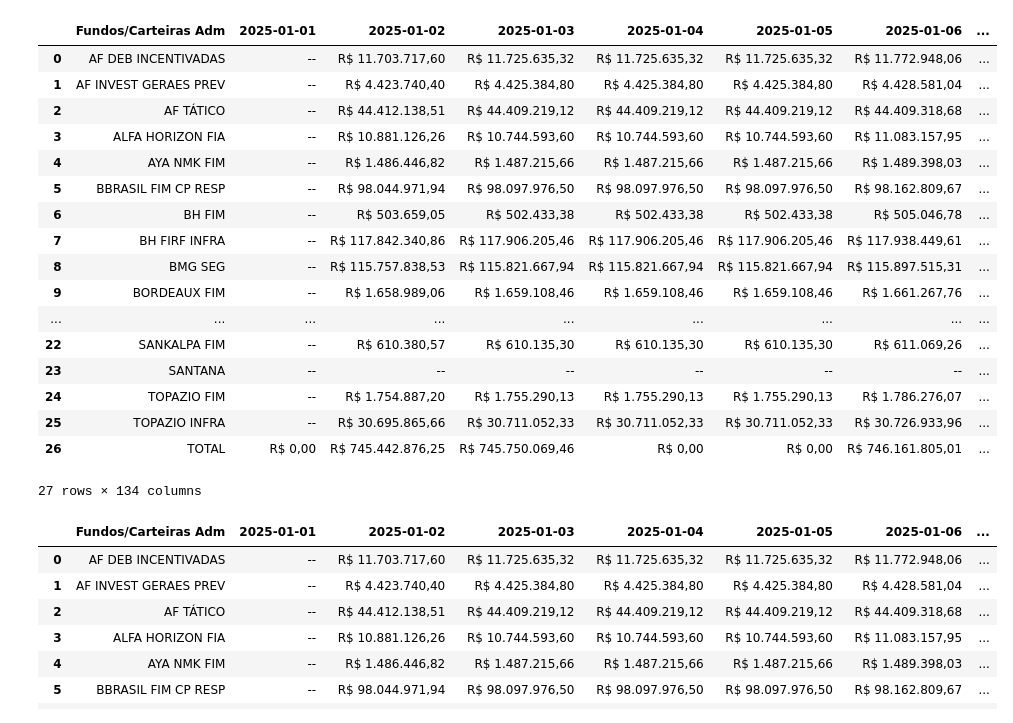
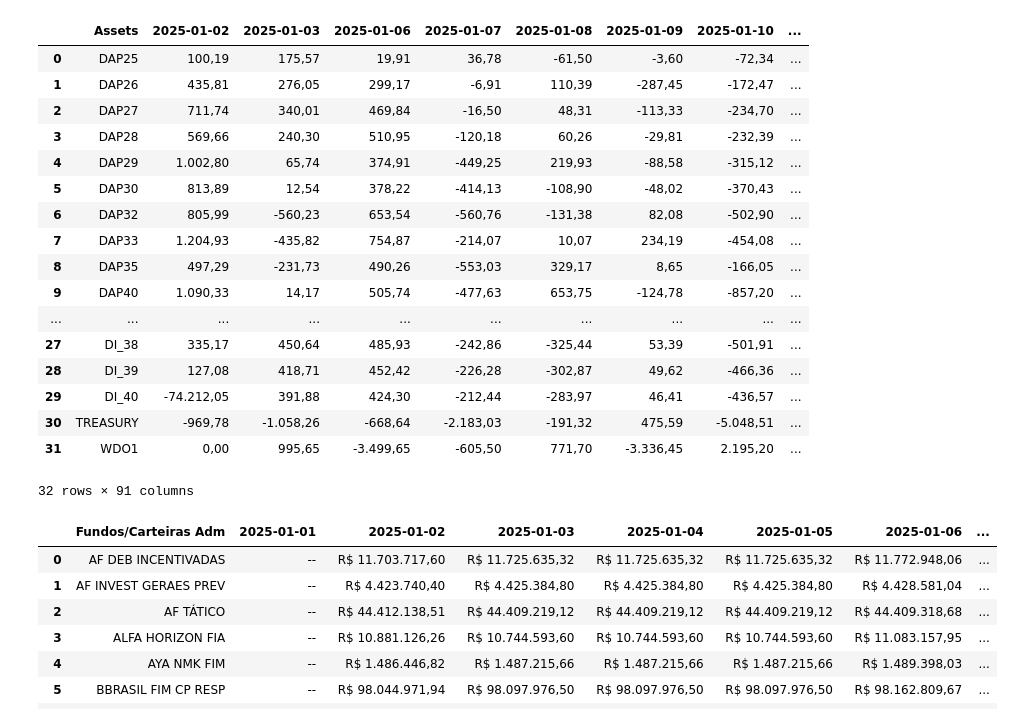
Before and after one commit to AFINVEST/Projeto-Gestao-Risco, a Jupyter notebook: teste.ipynb, the cells around one changed output. Drawn from its saved outputs; the diff is of its cells as text; code cells hidden in the pictures.

```diff
--- a/teste.ipynb
+++ b/teste.ipynb
@@ -1,28 +1,28 @@
 # %%
 import pandas as pd
 # %%
-dados = pd.read_parquet('Dados/pl_fundos_teste.parquet')
+dados = pd.read_parquet('Dados/df_valor_ajuste_contrato.parquet')
 #Dropar 2025-05-02 coluna
 dados
 # %% [output]
-|  | Fundos/Carteiras Adm | 2025-01-01 | 2025-01-02 | 2025-01-03 | 2025-01-04 | 2025-01-05 | 2025-01-06 | ... |
-| 0 | AF DEB INCENTIVADAS | -- | R$ 11.703.717,60 | R$ 11.725.635,32 | R$ 11.725.635,32 | R$ 11.725.635,32 | R$ 11.772.948,06 | ... |
-| 1 | AF INVEST GERAES PREV | -- | R$ 4.423.740,40 | R$ 4.425.384,80 | R$ 4.425.384,80 | R$ 4.425.384,80 | R$ 4.428.581,04 | ... |
-| 2 | AF TÁTICO | -- | R$ 44.412.138,51 | R$ 44.409.219,12 | R$ 44.409.219,12 | R$ 44.409.219,12 | R$ 44.409.318,68 | ... |
-| 3 | ALFA HORIZON FIA | -- | R$ 10.881.126,26 | R$ 10.744.593,60 | R$ 10.744.593,60 | R$ 10.744.593,60 | R$ 11.083.157,95 | ... |
-| 4 | AYA NMK FIM | -- | R$ 1.486.446,82 | R$ 1.487.215,66 | R$ 1.487.215,66 | R$ 1.487.215,66 | R$ 1.489.398,03 | ... |
-| 5 | BBRASIL FIM CP RESP | -- | R$ 98.044.971,94 | R$ 98.097.976,50 | R$ 98.097.976,50 | R$ 98.097.976,50 | R$ 98.162.809,67 | ... |
-| 6 | BH FIM | -- | R$ 503.659,05 | R$ 502.433,38 | R$ 502.433,38 | R$ 502.433,38 | R$ 505.046,78 | ... |
-| 7 | BH FIRF INFRA | -- | R$ 117.842.340,86 | R$ 117.906.205,46 | R$ 117.906.205,46 | R$ 117.906.205,46 | R$ 117.938.449,61 | ... |
-| 8 | BMG SEG | -- | R$ 115.757.838,53 | R$ 115.821.667,94 | R$ 115.821.667,94 | R$ 115.821.667,94 | R$ 115.897.515,31 | ... |
-| 9 | BORDEAUX FIM | -- | R$ 1.658.989,06 | R$ 1.659.108,46 | R$ 1.659.108,46 | R$ 1.659.108,46 | R$ 1.661.267,76 | ... |
-| ... | ... | ... | ... | ... | ... | ... | ... | ... |
-| 22 | SANKALPA FIM | -- | R$ 610.380,57 | R$ 610.135,30 | R$ 610.135,30 | R$ 610.135,30 | R$ 611.069,26 | ... |
-| 23 | SANTANA | -- | -- | -- | -- | -- | -- | ... |
-| 24 | TOPAZIO FIM | -- | R$ 1.754.887,20 | R$ 1.755.290,13 | R$ 1.755.290,13 | R$ 1.755.290,13 | R$ 1.786.276,07 | ... |
-| 25 | TOPAZIO INFRA | -- | R$ 30.695.865,66 | R$ 30.711.052,33 | R$ 30.711.052,33 | R$ 30.711.052,33 | R$ 30.726.933,96 | ... |
-| 26 | TOTAL | R$ 0,00 | R$ 745.442.876,25 | R$ 745.750.069,46 | R$ 0,00 | R$ 0,00 | R$ 746.161.805,01 | ... |
+|  | Assets | 2025-01-02 | 2025-01-03 | 2025-01-06 | 2025-01-07 | 2025-01-08 | 2025-01-09 | 2025-01-10 | ... |
+| 0 | DAP25 | 100,19 | 175,57 | 19,91 | 36,78 | -61,50 | -3,60 | -72,34 | ... |
+| 1 | DAP26 | 435,81 | 276,05 | 299,17 | -6,91 | 110,39 | -287,45 | -172,47 | ... |
+| 2 | DAP27 | 711,74 | 340,01 | 469,84 | -16,50 | 48,31 | -113,33 | -234,70 | ... |
+| 3 | DAP28 | 569,66 | 240,30 | 510,95 | -120,18 | 60,26 | -29,81 | -232,39 | ... |
+| 4 | DAP29 | 1.002,80 | 65,74 | 374,91 | -449,25 | 219,93 | -88,58 | -315,12 | ... |
+| 5 | DAP30 | 813,89 | 12,54 | 378,22 | -414,13 | -108,90 | -48,02 | -370,43 | ... |
+| 6 | DAP32 | 805,99 | -560,23 | 653,54 | -560,76 | -131,38 | 82,08 | -502,90 | ... |
+| 7 | DAP33 | 1.204,93 | -435,82 | 754,87 | -214,07 | 10,07 | 234,19 | -454,08 | ... |
+| 8 | DAP35 | 497,29 | -231,73 | 490,26 | -553,03 | 329,17 | 8,65 | -166,05 | ... |
+| 9 | DAP40 | 1.090,33 | 14,17 | 505,74 | -477,63 | 653,75 | -124,78 | -857,20 | ... |
+| ... | ... | ... | ... | ... | ... | ... | ... | ... | ... |
+| 27 | DI_38 | 335,17 | 450,64 | 485,93 | -242,86 | -325,44 | 53,39 | -501,91 | ... |
+| 28 | DI_39 | 127,08 | 418,71 | 452,42 | -226,28 | -302,87 | 49,62 | -466,36 | ... |
+| 29 | DI_40 | -74.212,05 | 391,88 | 424,30 | -212,44 | -283,97 | 46,41 | -436,57 | ... |
+| 30 | TREASURY | -969,78 | -1.058,26 | -668,64 | -2.183,03 | -191,32 | 475,59 | -5.048,51 | ... |
+| 31 | WDO1 | 0,00 | 995,65 | -3.499,65 | -605,50 | 771,70 | -3.336,45 | 2.195,20 | ... |
-27 rows × 134 columns
+32 rows × 91 columns
 # %%
 dados2 = dados.iloc[[12,13,25]]
 dados2.to_csv('Dados/df_fundos_teste.csv', index=False, sep=';')
```
Also changed, not shown: 4 other files.
